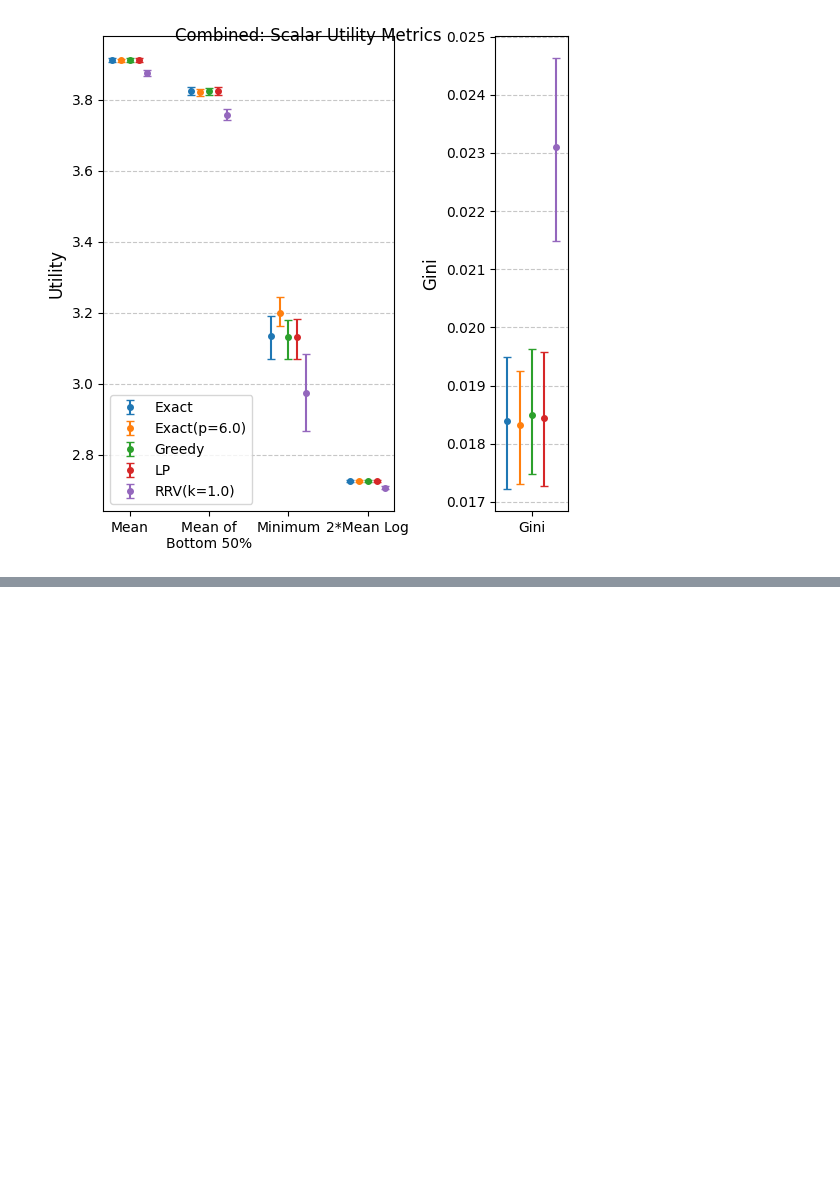
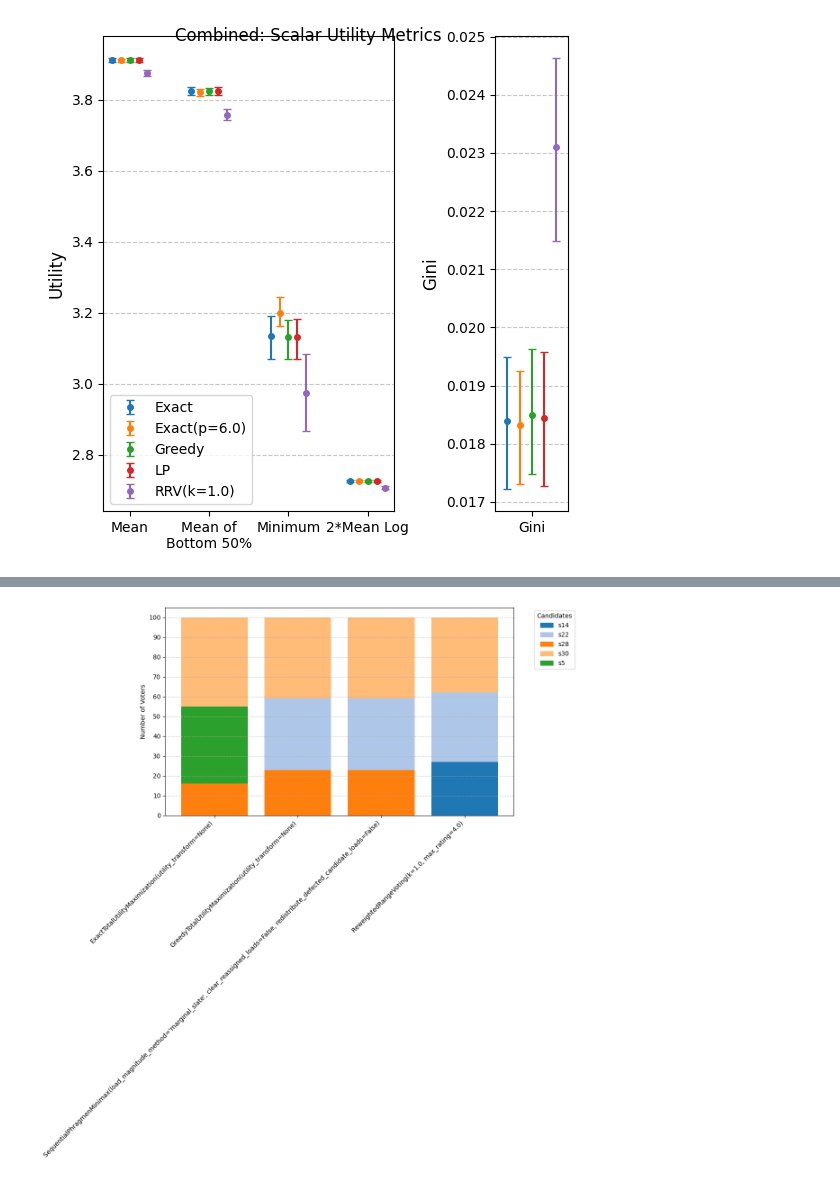
Before and after one commit to aaron-sandoval/generative_social_choice, a Jupyter notebook: generative_social_choice/plots/compare_voting_algs_on_chatbot_data.ipynb, the cells around one changed output, grey strips where cells are left out. Cells and saved outputs as stored; diff of their text form; code cells hidden in the pictures; blank space fills up the shorter version.

```diff
--- a/generative_social_choice/plots/compare_voting_algs_on_chatbot_data.ipynb
+++ b/generative_social_choice/plots/compare_voting_algs_on_chatbot_data.ipynb
@@ -141,7 +141,8 @@ from typing import Tuple, List, Any, Hashable, Iterable
 def run_voting_algorithms(
     utility_df: pd.DataFrame,
     voting_algorithms: Tuple[Any, ...],
-    slate_size: int = 5
+    slate_size: int = 5,
+    sort_slate: bool = True,
 ) -> Tuple[pd.DataFrame, pd.DataFrame, pd.DataFrame]:
     """
     Run voting algorithms on a utility dataframe.
@@ -182,7 +183,7 @@ def run_voting_algorithms(
                 'algorithm': voting_algorithm,
                 'utilities': voter_utilities_series,
                 'assignments': assignments['candidate_id'],
-                'slate': sorted(slate)
+                'slate': sorted(slate) if sort_slate else slate
             })
 
     # Create dataframe with multiindex columns for voter utilities
@@ -619,0 +625,15 @@ create_all_plots_from_utilities(slate8_utilities_ours, slate8_utilities_baseline
+# %%
+rrv_algs = [
+    ExactTotalUtilityMaximization(),
+    GreedyTotalUtilityMaximization(),
+    SequentialPhragmenMinimax(redistribute_defected_candidate_loads=False, clear_reassigned_loads=False),
+    ReweightedRangeVoting(max_rating=4.0)
+    ]
+
+df_voter_utilities_ours, df_voter_assignments_ours, df_slates_ours = run_voting_algorithms(
+        utility_df=df_ours,
+        voting_algorithms=rrv_algs,
+        slate_size=3,
+        sort_slate=False
+    )
+df_slates_ours
@@ -619,0 +647,2 @@ create_all_plots_from_utilities(slate8_utilities_ours, slate8_utilities_baseline
+# %%
+run_id_sel = 0
@@ -619,0 +665,4 @@ create_all_plots_from_utilities(slate8_utilities_ours, slate8_utilities_baseline
+# %%
+rrv_plot_1 = plot_candidate_distribution_stacked(df_voter_assignments_ours.loc[:, [col for col in df_voter_assignments_ours.columns if col[0] == run_id_sel]].droplevel(0, axis=1))
+# %% [output]
+[figure, added]
```
Also changed, not shown: parts of 10 cells of this notebook.
